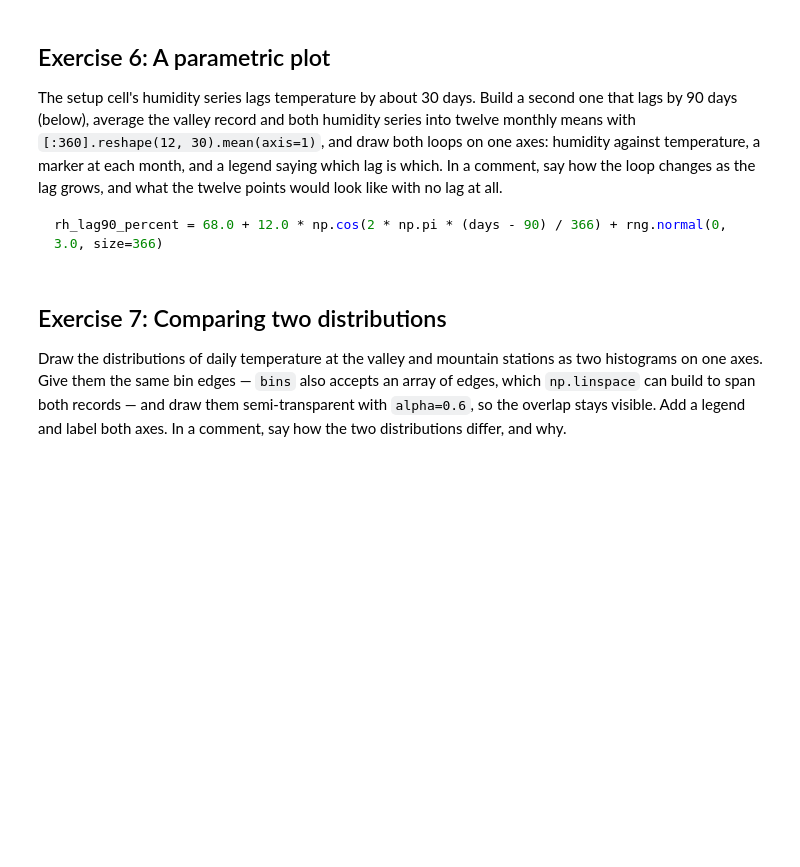
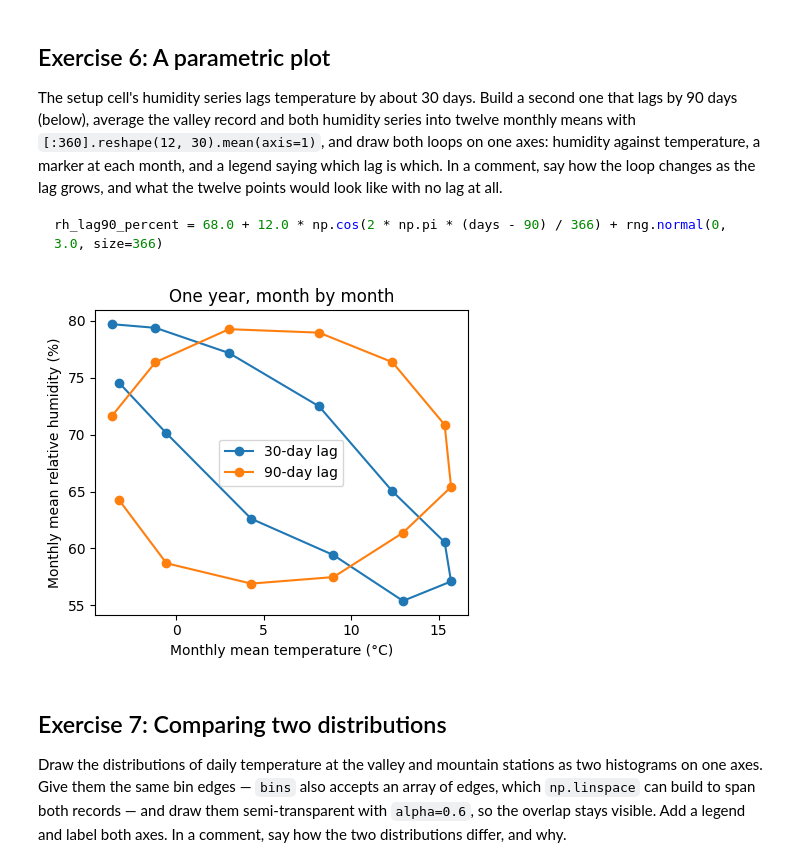
Before and after one commit to nikolaicarrion/2026_Intro_Python, a Jupyter notebook: 1.4-matplotlib-and-xarray-exercises.ipynb, the cells around one changed output. Cells and saved outputs as stored; diff of their text form; code cells hidden in the pictures; blank space fills up the shorter version.

```diff
--- a/1.4-matplotlib-and-xarray-exercises.ipynb
+++ b/1.4-matplotlib-and-xarray-exercises.ipynb
@@ -236,3 +276,29 @@ rh_lag90_percent = 68.0 + 12.0 * np.cos(2 * np.pi * (days - 90) / 366) + rng.nor
+# %%
+rh_lag90_percent = 68.0 + 12.0 * np.cos(2 * np.pi * (days - 90) / 366) + rng.normal(0, 3.0, size=366)
+
+monthly_celsius = valley_celsius[:360].reshape(12, 30).mean(axis=1)
+monthly_rh30 = rh_percent[:360].reshape(12, 30).mean(axis=1)
+monthly_rh90 = rh_lag90_percent[:360].reshape(12, 30).mean(axis=1)
+
+fig, ax = plt.subplots(figsize=(4.5, 4))
+
+ax.plot(monthly_celsius, monthly_rh30, marker="o", label="30-day lag")
+ax.plot(monthly_celsius, monthly_rh90, marker="o", label="90-day lag")
+
+ax.set_xlabel("Monthly mean temperature (°C)")
+ax.set_ylabel("Monthly mean relative humidity (%)")
+ax.set_title("One year, month by month")
+ax.legend()
+
+# Increasing the lag from 30 to 90 days makes the loop wider,
+# approaching a quarter-cycle phase difference.
+# With no lag, the points would lie approximately along a straight
+# line, with some scatter from noise, rather than forming a loop.
+
+plt.tight_layout()
+plt.show()
+# %% [output]
+[figure, added]
 # %% [markdown]
 ## Exercise 7: Comparing two distributions
 
```
Also changed, not shown: parts of 7 cells of this notebook.
